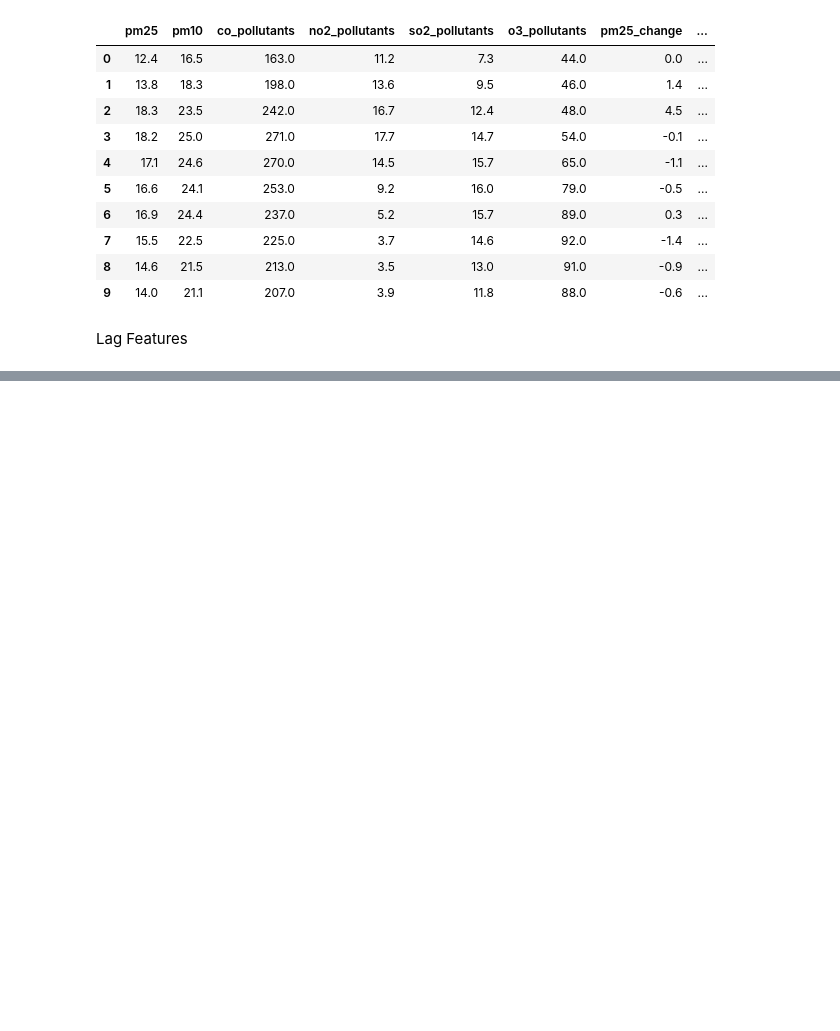
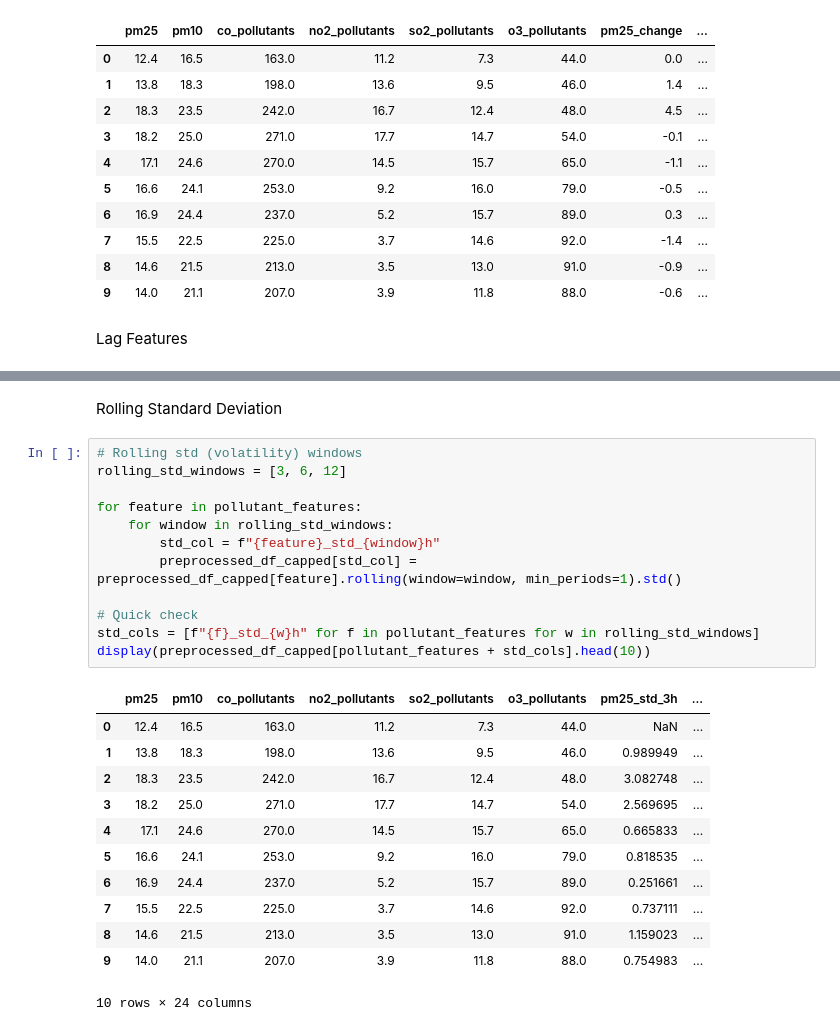
Before and after one commit to Nawab-Ahmed/aqi-forecasting-mlops, a Jupyter notebook: preprocessing/missing_values.ipynb, the cells around one changed output, grey strips where cells are left out. Saved outputs shown, nothing was run; the diff lists cells and outputs as text; blank space fills up the shorter version.

```diff
--- a/preprocessing/missing_values.ipynb
+++ b/preprocessing/missing_values.ipynb
@@ -468,0 +526,27 @@ Lag Features
+# %% [markdown]
+Rolling Standard Deviation
+# %%
+# Rolling std (volatility) windows
+rolling_std_windows = [3, 6, 12]
+
+for feature in pollutant_features:
+    for window in rolling_std_windows:
+        std_col = f"{feature}_std_{window}h"
+        preprocessed_df_capped[std_col] = preprocessed_df_capped[feature].rolling(window=window, min_periods=1).std()
+
+# Quick check
+std_cols = [f"{f}_std_{w}h" for f in pollutant_features for w in rolling_std_windows]
+display(preprocessed_df_capped[pollutant_features + std_cols].head(10))
+# %% [output]
+|  | pm25 | pm10 | co_pollutants | no2_pollutants | so2_pollutants | o3_pollutants | pm25_std_3h | ... |
+| 0 | 12.4 | 16.5 | 163.0 | 11.2 | 7.3 | 44.0 | NaN | ... |
+| 1 | 13.8 | 18.3 | 198.0 | 13.6 | 9.5 | 46.0 | 0.989949 | ... |
+| 2 | 18.3 | 23.5 | 242.0 | 16.7 | 12.4 | 48.0 | 3.082748 | ... |
+| 3 | 18.2 | 25.0 | 271.0 | 17.7 | 14.7 | 54.0 | 2.569695 | ... |
+| 4 | 17.1 | 24.6 | 270.0 | 14.5 | 15.7 | 65.0 | 0.665833 | ... |
+| 5 | 16.6 | 24.1 | 253.0 | 9.2 | 16.0 | 79.0 | 0.818535 | ... |
+| 6 | 16.9 | 24.4 | 237.0 | 5.2 | 15.7 | 89.0 | 0.251661 | ... |
+| 7 | 15.5 | 22.5 | 225.0 | 3.7 | 14.6 | 92.0 | 0.737111 | ... |
+| 8 | 14.6 | 21.5 | 213.0 | 3.5 | 13.0 | 91.0 | 1.159023 | ... |
+| 9 | 14.0 | 21.1 | 207.0 | 3.9 | 11.8 | 88.0 | 0.754983 | ... |
+10 rows × 24 columns
```
Also changed, not shown: parts of 12 cells of this notebook, 15 other files.
